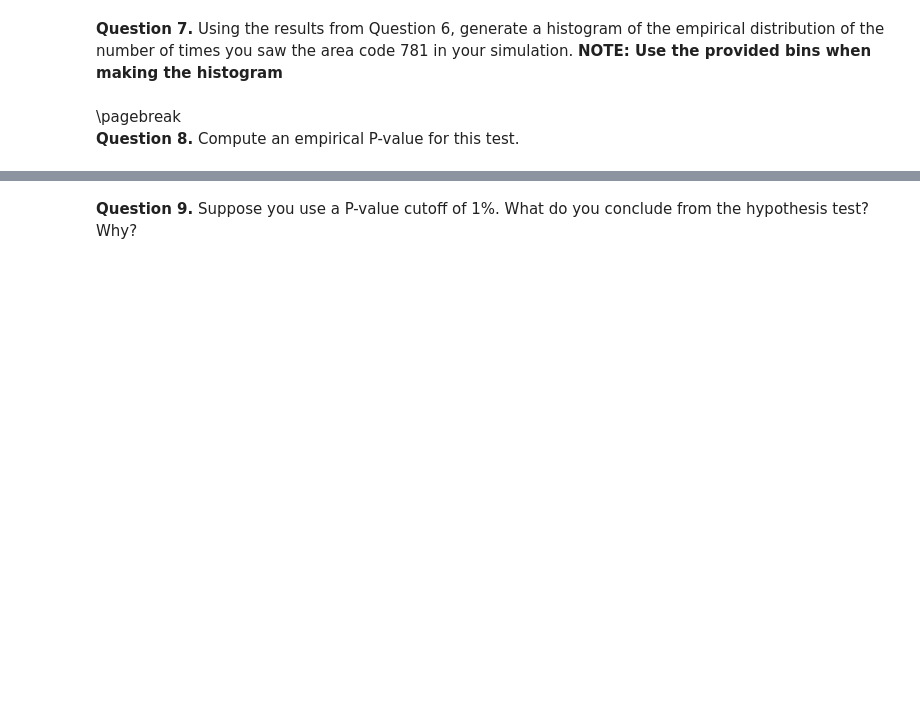
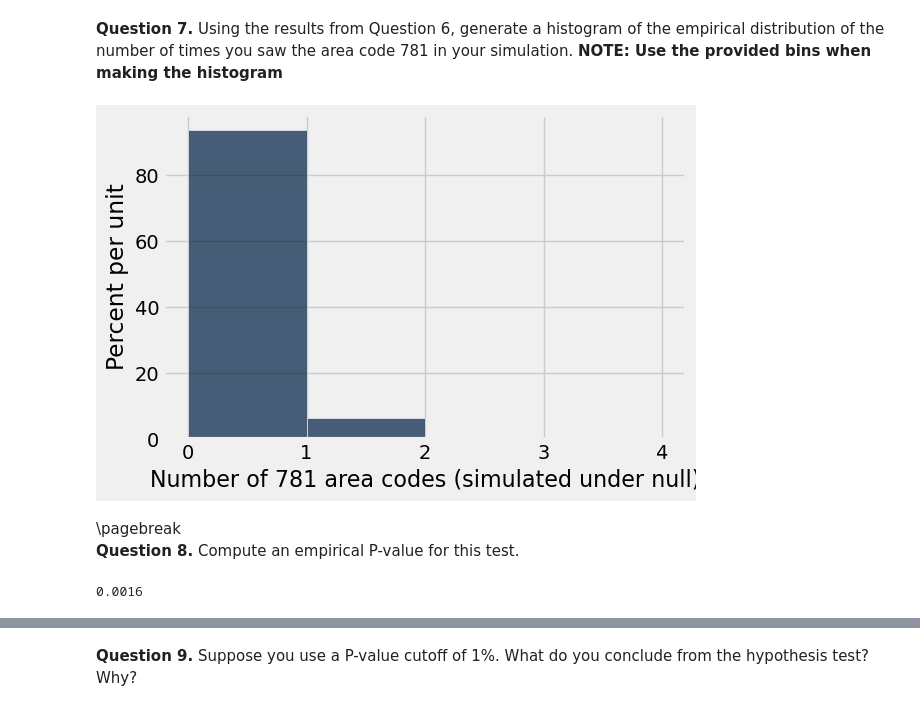
Before and after one commit to ucsb-ds/cmpsc5b-w24-students, a Jupyter notebook: hw/hw01/hw01.ipynb, the cells around one changed output, grey strips where cells are left out. Drawn from its saved outputs; the diff is of its cells as text; code cells hidden in the pictures; blank space fills up the shorter version.

```diff
--- a/hw/hw01/hw01.ipynb
+++ b/hw/hw01/hw01.ipynb
@@ -143,9 +149,10 @@ name: q1_5
 manual: false
 -->
 # %%
-possible_area_codes = ...
+possible_area_codes = np.arange(200,1000)
 def simulate():
-    ...
+    random_area_codes = np.random.choice(possible_area_codes, 50)
+    return np.count_nonzero(random_area_codes == 781)
 
 # Call your function to make sure it works
 simulate()
@@ -170,0 +175,9 @@ test_statistics_under_null
+# %%
+test_statistics_under_null = make_array()
+repetitions = 20_000
+
+for i in np.arange(repetitions):
+    one_statistic = simulate()
+    test_statistics_under_null = np.append(test_statistics_under_null,one_statistic)
+
+test_statistics_under_null
@@ -181,8 +198,11 @@ name: q1_7
 manual: true
 -->
 # %%
+
 bins = np.arange(0,5,1) # Use these provided bins
-...
+Table().with_column("Number of 781 area codes (simulated under null)",test_statistics_under_null).hist(bins = bins)
+# %% [output]
+[figure, added]
 # %% [markdown]
 <!-- END QUESTION -->
 
@@ -198,8 +218,17 @@ manual: false
 -->
 # %%
 # First calculate the observed value of the test statistic from the `spam` table.
-observed_val = ...
-p_value = ...
+
+
+
+
+
+
+observed_val = spam.where("Area Code", 781).num_rows
+observed_val
+p_value = np.count_nonzero(test_statistics_under_null >= observed_val) / 20_000
 p_value
+# %% [output]
+0.0016
 # %%
 grader.check("q1_8")
```
Also changed, not shown: parts of 21 cells of this notebook.
